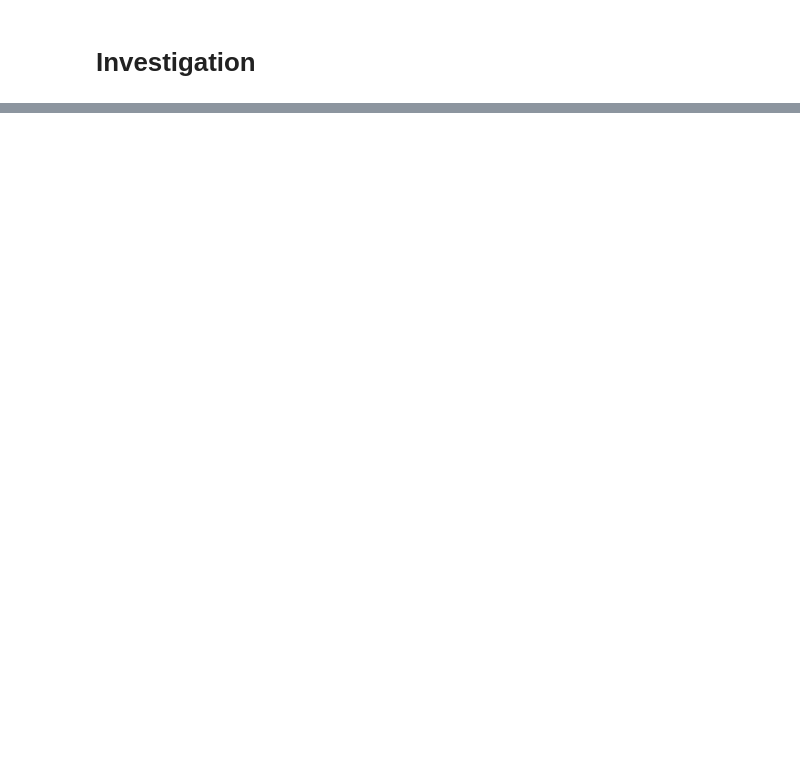
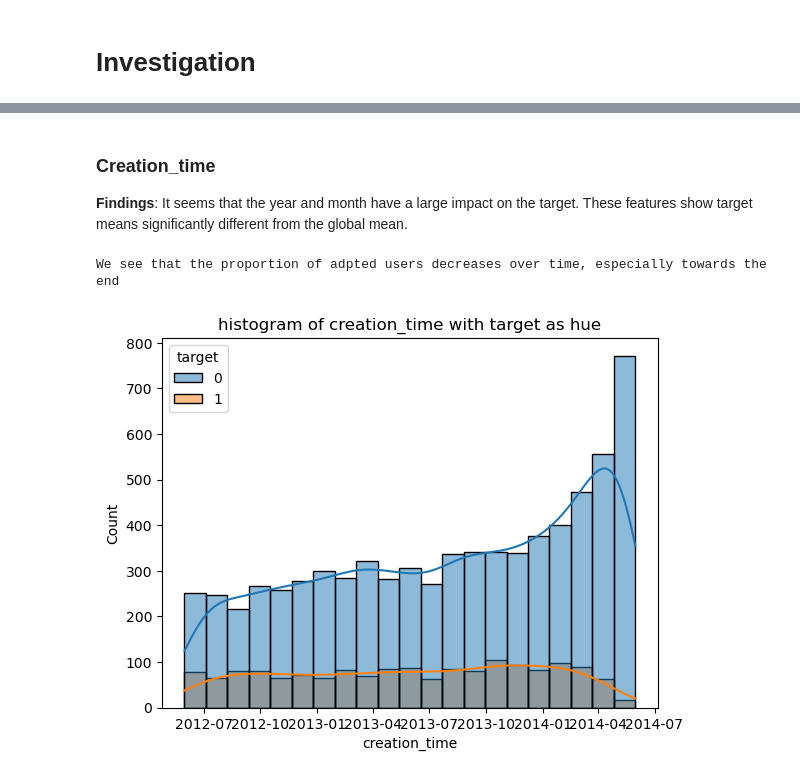
Before and after one commit to chrismilesspringboard/springboard, a Jupyter notebook: 27_ds_interview_process/relax_challenge/relax_challenge/Answer to relax challenge.ipynb, the cells around one changed output, grey strips where cells are left out. Drawn from its saved outputs; the diff is of its cells as text; code cells hidden in the pictures; blank space fills up the shorter version.

```diff
--- a/27_ds_interview_process/relax_challenge/relax_challenge/Answer to relax challenge.ipynb
+++ b/27_ds_interview_process/relax_challenge/relax_challenge/Answer to relax challenge.ipynb
@@ -167,2 +59,0 @@ invited_others = set(usr.invited_by_user_id)
-# %%
-usr['invited_others'] = usr.object_id.isin(invited_others)
@@ -190,2 +59,0 @@ usr.select_dtypes(exclude=['number']).describe()
-# %%
-usr['date'] = pd.to_datetime(usr['creation_time'])
@@ -218,2 +59,0 @@ plt.title('monthly grouping');
-# %%
-usr['month'] = usr.date.dt.month
@@ -261,0 +147,12 @@ Name: target, dtype: float64
+# %% [markdown]
+### Creation_time
+**Findings**: It seems that the year and month have a large impact on the target. These features show target means significantly different from the global mean.
+# %%
+usr['creation_time'] = pd.to_datetime(usr['creation_time'])
+# %%
+sns.histplot(usr, x='creation_time', hue='target', kde=True)
+plt.title('histogram of creation_time with target as hue');
+print('We see that the proportion of adpted users decreases over time, especially towards the end')
+# %% [output]
+We see that the proportion of adpted users decreases over time, especially towards the end
+[figure, added]
```
Also changed, not shown: parts of 80 cells of this notebook, 4 other files.
